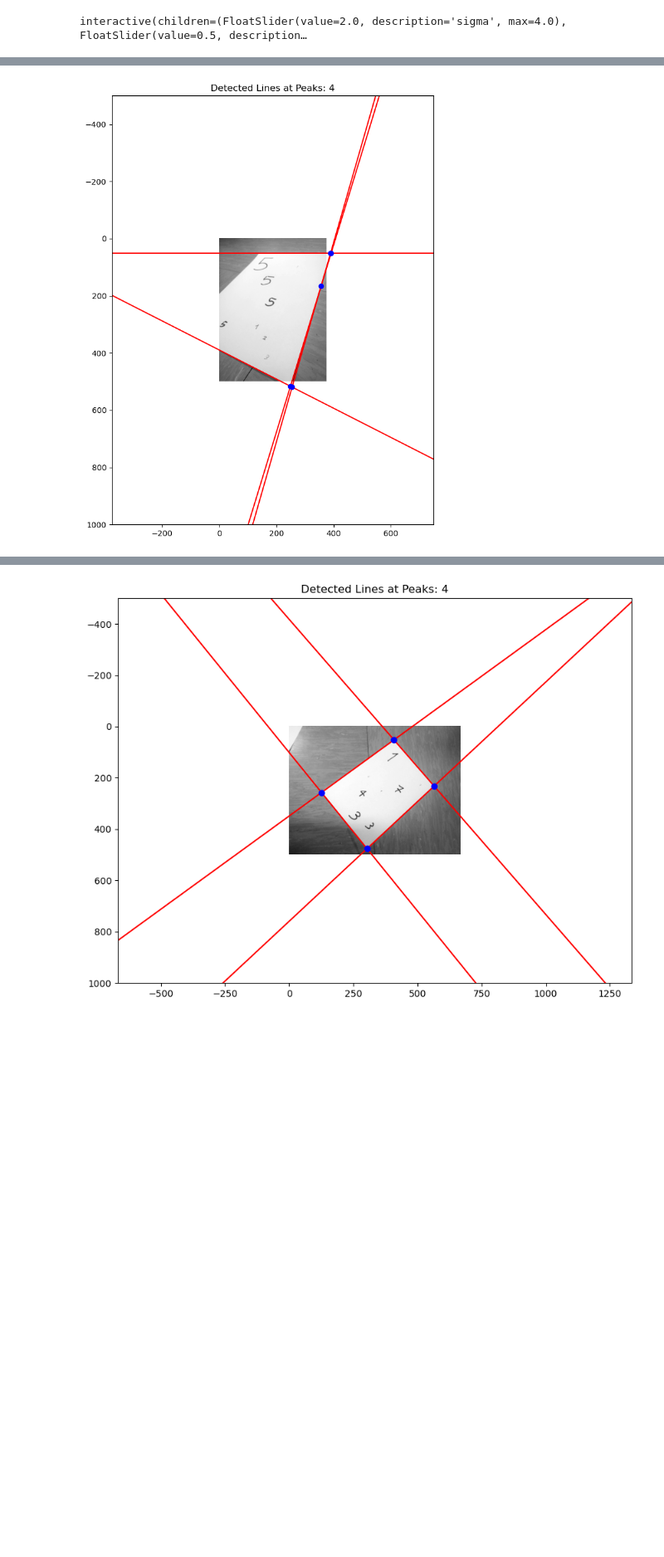
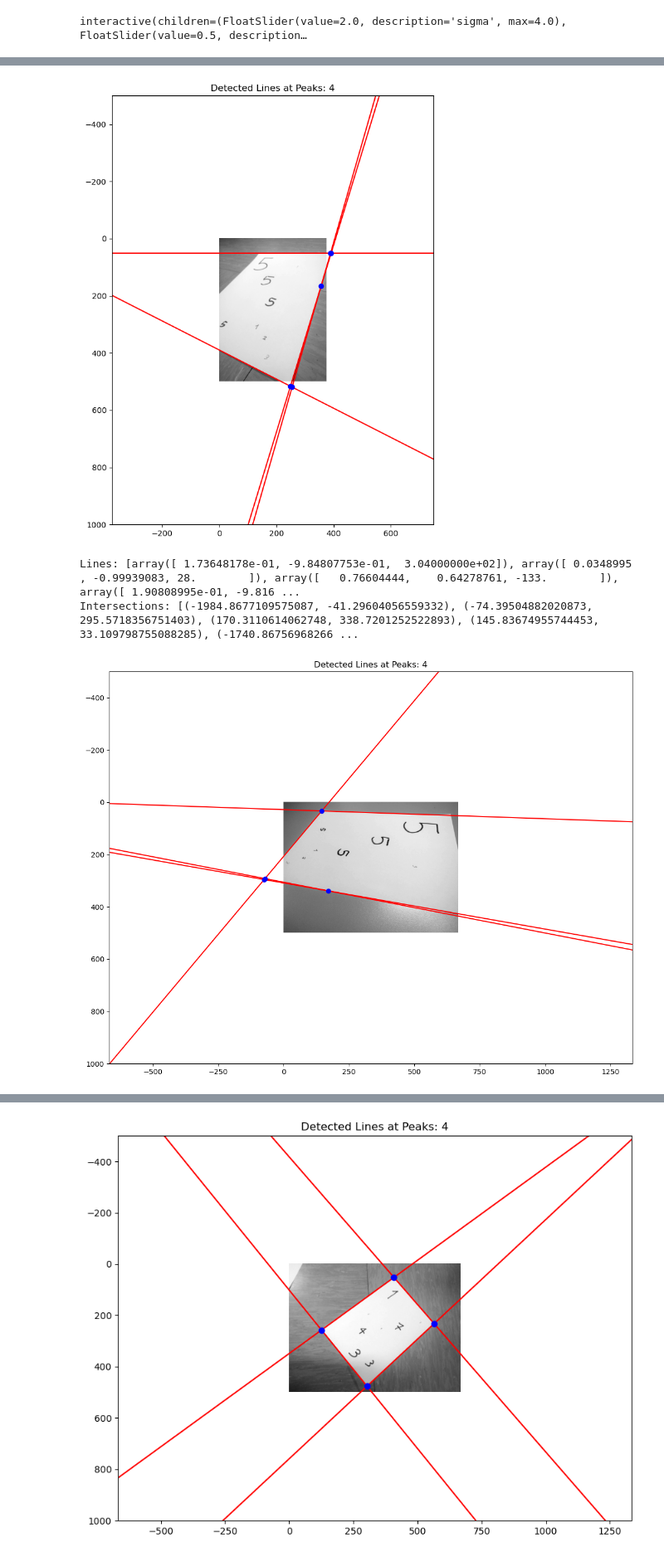
Before and after one commit to dennisshushackost/ComputerVision, a Jupyter notebook: Exercises to hand in/Exercise1.ipynb, the cells around one changed output, grey strips where cells are left out. Shown at 83% size. Drawn from its saved outputs; the diff is of its cells as text; code cells hidden in the pictures; blank space fills up the shorter version.

```diff
--- a/Exercises to hand in/Exercise1.ipynb
+++ b/Exercises to hand in/Exercise1.ipynb
@@ -31,7 +36,7 @@ def prepare_image(im):
     resized_image = skimage.transform.resize(gray_im, (500, im.shape[1]/im.shape[0]*500))
     print(f"Resized Shape: {resized_image.shape}")
 
-    # Draws the image:
+    # Draws the images original and resized grayscale image:
     plt.subplot(1,2,1)
     plt.imshow(im, cmap='gray')
     plt.title("Original Image")
@@ -57,7 +62,7 @@ im3 = prepare_image(im3)
 im4 = prepare_image(im4)
 im5 = prepare_image(im5)
 
-images = [im1, im2, im3, im4]
+images = [im1, im2, im3, im4, im5]
 # %% [output]
 Original Shape: (3024, 4032)
 Resized Shape: (500, 667)
@@ -84,6 +91,9 @@ We apply Canny Edge Detector in order to detect the edges:
                   low_threshold=(0.0,1.0,0.01),
                   high_threshold=(0.1,1.0,0.01))
 def f(sigma, low_threshold, high_threshold):
+    """
+    This function adjusts the different sigma and threshold values for the canny edge detection.
+    """
     fig, axs = plt.subplots(len(images), 2, figsize=(15, 10 * len(images)))
     for i, img in enumerate(images):
         im_edges = skimage.feature.canny(img, sigma=sigma,
@@ -112,33 +121,33 @@ from skimage.transform import hough_line
 import matplotlib.pyplot as plt
 
 
-# Convert polar coordinates xcos(θ)+ysin(θ)−ρ=0 into a line equation Ax + By + C = 0
+# Convert polar coordinates xcos(θ)+ysin(θ)−ρ=0 into a line equation of the form Ax + By + C = 0
 def polar_to_homogeneous(theta, rho):
     A = np.cos(theta)
     B = np.sin(theta)
     C = -rho
     return np.array([A, B, C])
 
-# Find intersection of two lines
+# Find intersection of two lines using the cross product:
 def intersection(l1, l2):
     return np.cross(l1, l2)
 
-def plot_hough_lines_and_intersections(im2, sigma=2, low_threshold=0.0, high_threshold=0.2, peaks=4):
+def plot_hough_lines_and_intersections(im, sigma=2, low_threshold=0.0, high_threshold=0.2, peaks=4):
     """
-    Apply Hough transform to detect lines in an image and plot them.
+    Applies Canny edge detection and Hough transform to detect lines in an image and plot them.
     Additionally plot the intersections of the detected lines.
 
     Parameters:
-    - im2: Input grayscale image
+    - im: Input grayscale image
     - sigma, low_threshold, high_threshold: Parameters for Canny edge detection
-    - peaks: Number of peaks to detect in the Hough transform accumulator
+    - peaks: Number of peaks to detect in the Hough transform accumulator.
     """
 
     # Edge detection
-    im1_edges = skimage.feature.canny(im2, sigma=sigma, low_threshold=low_threshold, high_threshold=high_threshold)
+    edges = skimage.feature.canny(im, sigma=sigma, low_threshold=low_threshold, high_threshold=high_threshold)
 
-    # Hough transform
-    h, angles, distances = hough_line(im1_edges)
+    # Hough transform (H=accumulator, angles=theta, distances=rho)
+    h, angles, distances = hough_line(edges)
 
     # Finding the peaks in the Hough transform
     sorted_indices = np.argsort(h.ravel())[::-1]
@@ -153,12 +162,12 @@ def plot_hough_lines_and_intersections(im2, sigma=2, low_threshold=0.0, high_thr
         line = polar_to_homogeneous(theta, rho)
         lines.append(line)
 
-    # Find the intersections of the lines
+    # Find the intersections of the lines:
     intersections = []
     for i in range(len(lines)):
         for j in range(i+1, len(lines)):
             pt = intersection(lines[i], lines[j])
-            # x = X/Z, y = Y/Z thus check if Z != 0
+            #Needed for the case:  x = X/Z, y = Y/Z thus check if Z != 0
             if pt[2] != 0:
                 intersections.append((pt[0]/pt[2], pt[1]/pt[2]))
 
@@ -166,36 +175,42 @@ def plot_hough_lines_and_intersections(im2, sigma=2, low_threshold=0.0, high_thr
     print(f"Intersections: {intersections}")
 
     # Plotting
     fig, ax = plt.subplots(figsize=(15, 10))
-    ax.imshow(im2, cmap='gray')
-    ax.set_xlim([-im2.shape[1], 2*im2.shape[1]])
-    ax.set_ylim([2*im2.shape[0], -im2.shape[0]])
+    ax.imshow(im, cmap='gray')
+    ax.set_xlim([-im.shape[1], 2*im.shape[1]])
+    ax.set_ylim([2*im.shape[0], -im.shape[0]])
 
+    # Plotting the detected lines:
     for angle, dist in zip(angles, distances):
-        x0 = -2 * im2.shape[1]
-        x1 = 3 * im2.shape[1]
+        x0 = -2 * im.shape[1]
+        x1 = 3 * im.shape[1]
         y0 = (dist - x0 * np.cos(angle)) / np.sin(angle)
         y1 = (dist - x1 * np.cos(angle)) / np.sin(angle)
         ax.plot([x0, x1], [y0, y1], '-r')
+
+    # Plotting the intersections:
     for x, y in intersections:
         ax.plot(x, y, 'bo')  # Plot intersections as blue dots
     plt.title(f"Detected Lines at Peaks: {peaks}")
     plt.show()
 
 # Example usage:
 for im in images:
     plot_hough_lines_and_intersections(im, peaks=4)
 # %% [output]
 Lines: [array([   0.68199836,    0.7313537 , -555.        ]), array([ 0.77714596, -0.62932039, 64.        ]), array([   0.75470958,   -0.65605903, -274.        ]), array([   0.58778525,    0.80901699, ...
 Intersections: [(303.20477171390945, 476.1237170975741), (564.8477653303477, 232.13767836802558), (1991.9914331074997, -1098.695321920004), (-6143.97298708556, -7485.477764919917), (125.86375453730972 ...
 [figure]
 Lines: [array([   0.76604444,    0.64278761, -639.        ]), array([  0.79863551,  -0.60181502, 175.        ]), array([   0.75470958,    0.65605903, -637.        ]), array([  0.22495105,   0.97437006 ...
 Intersections: [(279.2285784754511, 661.3358638107103), (559.5796883199736, 327.22642146572775), (964.0810994043048, -154.83958840345235), (274.54531348137346, 655.1209612520436), (-143.17291899945153 ...
 [figure]
 Lines: [array([ 9.96194698e-01, -8.71557427e-02, -2.78000000e+02]), array([ 3.48994967e-02, -9.99390827e-01,  3.59000000e+02]), array([ 9.92546152e-01,  1.21869343e-01, -1.32000000e+02]), array([ 9.92 ...
 Intersections: [(311.44099551093205, 370.09458561779473), (218.2861162391416, -694.6705567161899), (217.86692026990647, -699.4619885696538), (88.50528421097131, 362.3094990320099), (87.5020758733507,  ...
 [figure]
 Lines: [array([ 9.56304756e-01,  2.92371705e-01, -3.89000000e+02]), array([ 6.123234e-17, -1.000000e+00,  5.100000e+01]), array([  0.4539905 ,  -0.89100652, 347.        ]), array([ 9.61261696e-01,  2. ...
 Intersections: [(391.1818285191089, 51.00000000000003), (248.93036800396357, 516.2835621091564), (356.2425641387309, 165.28118438647022), (-664.2400390303249, 50.99999999999996), (389.0121664406024, 5 ...
 [figure]
+Lines: [array([ 1.73648178e-01, -9.84807753e-01,  3.04000000e+02]), array([ 0.0348995 , -0.99939083, 28.        ]), array([   0.76604444,    0.64278761, -133.        ]), array([ 1.90808995e-01, -9.816 ...
+Intersections: [(-1984.8677109575087, -41.29604056559332), (-74.39504882020873, 295.5718356751403), (170.3110614062748, 338.7201252522893), (145.83674955744453, 33.109798755088285), (-1740.86756968266 ...
+[figure, added]
 # %% [markdown]
```
Also changed, not shown: parts of 7 cells of this notebook.
